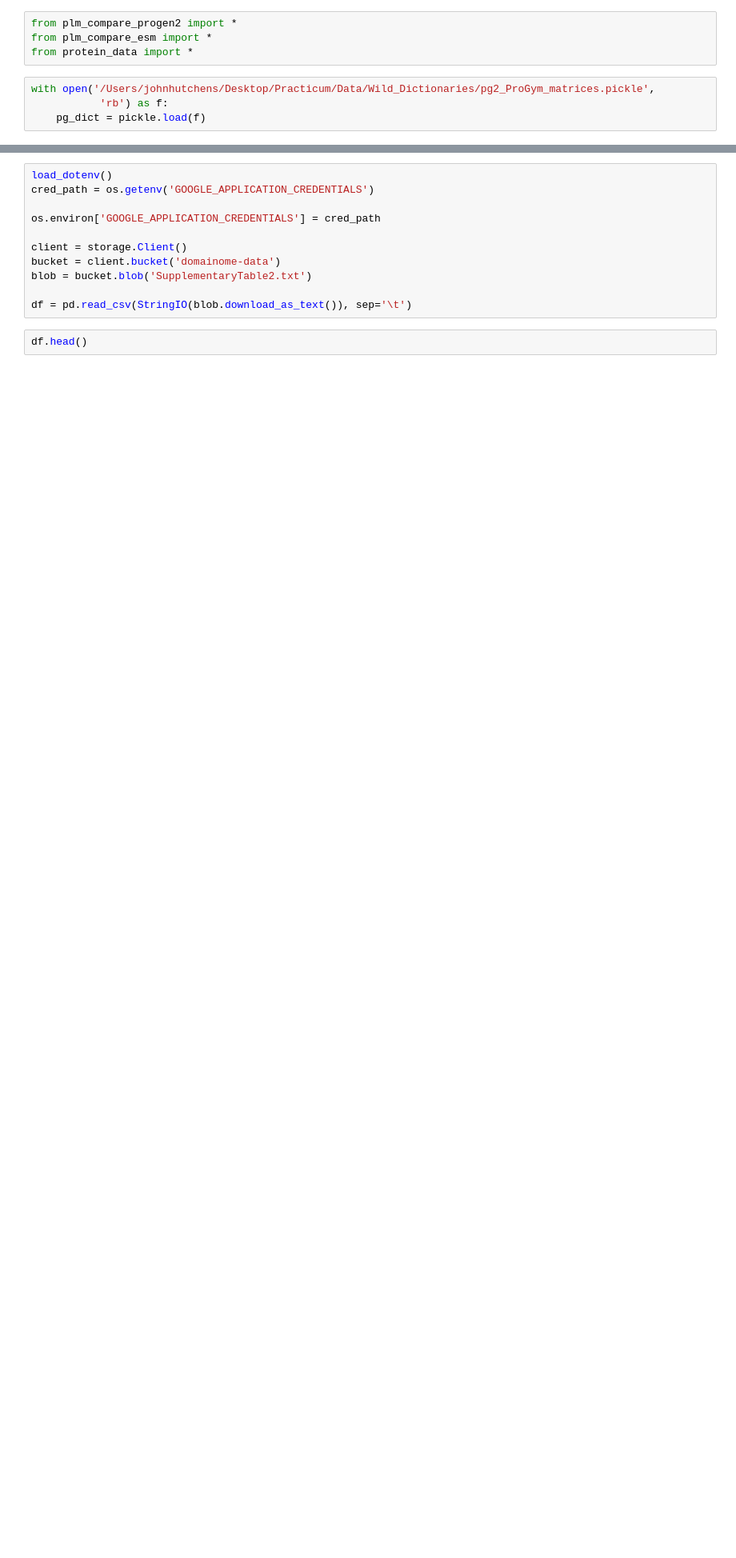
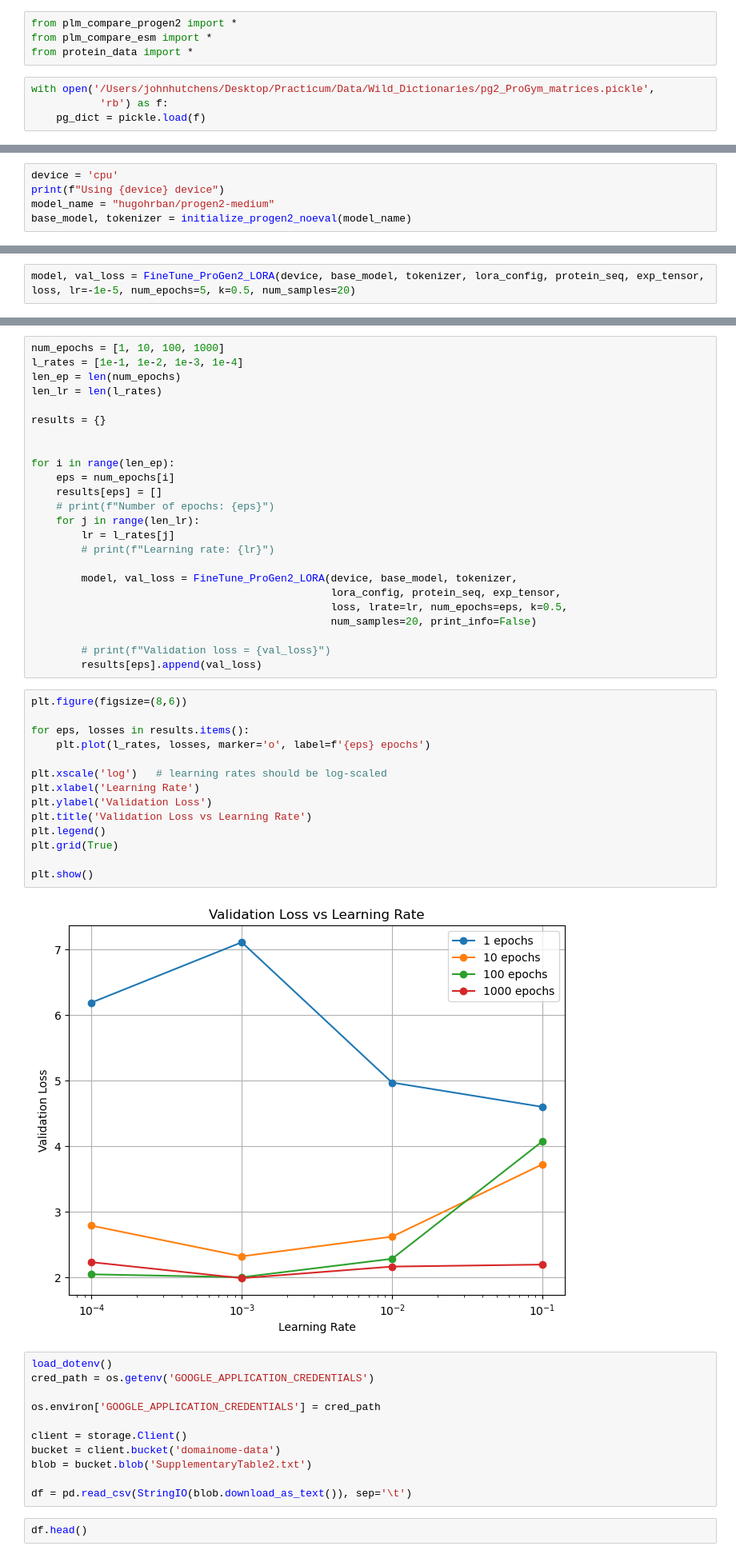
Before and after one commit to Hutch-Johnson/Protein-Language-Models, a Jupyter notebook: Testing_ProGen2_FT.ipynb, the cells around one changed output, grey strips where cells are left out. Shown at 80% size. Cells and saved outputs as stored; diff of their text form; blank space fills up the shorter version.

```diff
--- a/Testing_ProGen2_FT.ipynb
+++ b/Testing_ProGen2_FT.ipynb
@@ -42,0 +174,5 @@ def listwise_ranking_loss(preds, targets):
+# %%
+device = 'cpu'
+print(f"Using {device} device")
+model_name = "hugohrban/progen2-medium"
+base_model, tokenizer = initialize_progen2_noeval(model_name)
@@ -42,0 +215,2 @@ def listwise_ranking_loss(preds, targets):
+# %%
+model, val_loss = FineTune_ProGen2_LORA(device, base_model, tokenizer, lora_config, protein_seq, exp_tensor, loss, lr=-1e-5, num_epochs=5, k=0.5, num_samples=20)
@@ -43,3 +228,43 @@ def listwise_ranking_loss(preds, targets):
+# %%
+num_epochs = [1, 10, 100, 1000]
+l_rates = [1e-1, 1e-2, 1e-3, 1e-4]
+len_ep = len(num_epochs)
+len_lr = len(l_rates)
+
+results = {}
+
+
+for i in range(len_ep):
+    eps = num_epochs[i]
+    results[eps] = []
+    # print(f"Number of epochs: {eps}")
+    for j in range(len_lr):
+        lr = l_rates[j]
+        # print(f"Learning rate: {lr}")
+
+        model, val_loss = FineTune_ProGen2_LORA(device, base_model, tokenizer,
+                                                lora_config, protein_seq, exp_tensor,
+                                                loss, lrate=lr, num_epochs=eps, k=0.5,
+                                                num_samples=20, print_info=False)
+
+        # print(f"Validation loss = {val_loss}")
+        results[eps].append(val_loss)
+# %%
+plt.figure(figsize=(8,6))
+
+for eps, losses in results.items():
+    plt.plot(l_rates, losses, marker='o', label=f'{eps} epochs')
+
+plt.xscale('log')   # learning rates should be log-scaled
+plt.xlabel('Learning Rate')
+plt.ylabel('Validation Loss')
+plt.title('Validation Loss vs Learning Rate')
+plt.legend()
+plt.grid(True)
+
+plt.show()
+# %% [output]
+[figure, added]
 # %%
 load_dotenv()
 cred_path = os.getenv('GOOGLE_APPLICATION_CREDENTIALS')
```
Also changed, not shown: parts of 5 cells of this notebook.
